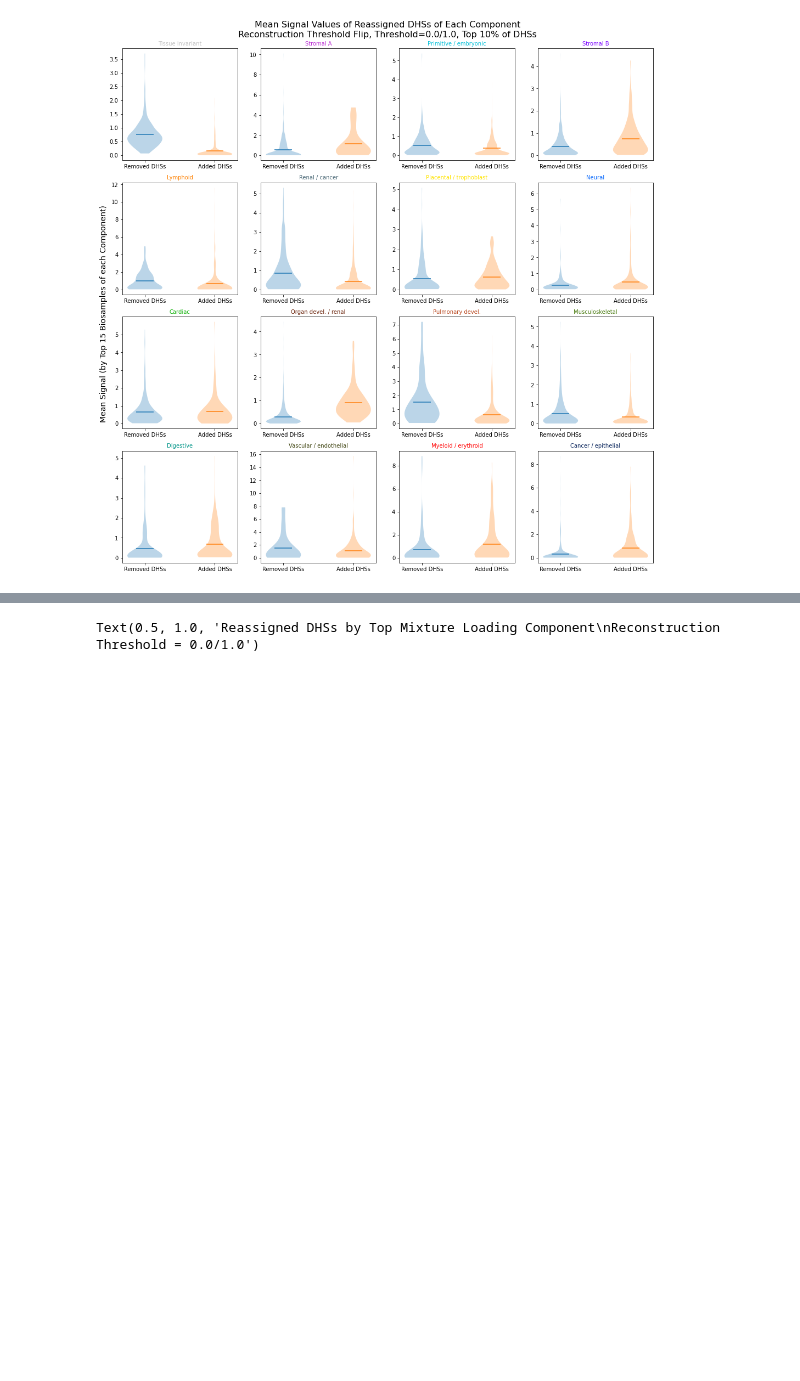
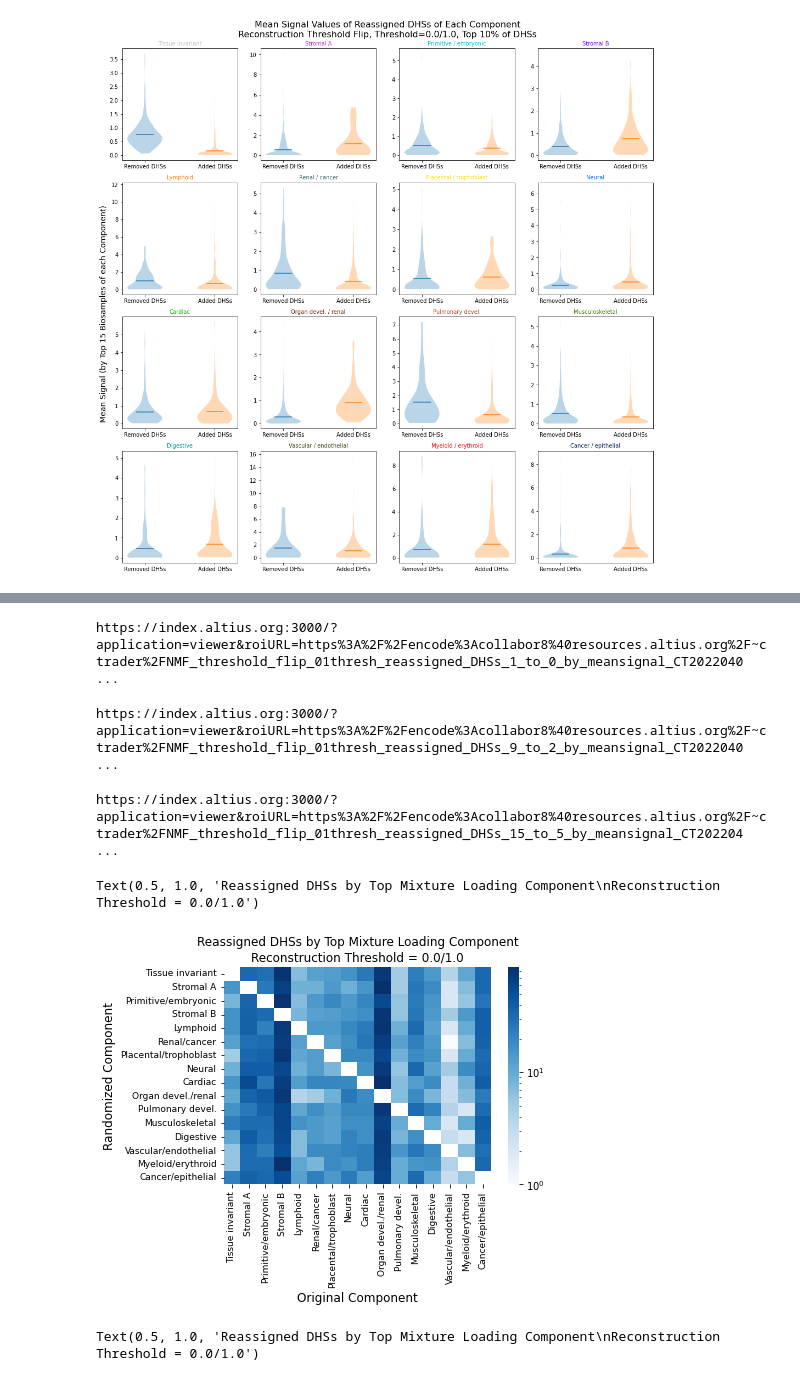
Before and after one commit to meuleman/gilbertAPI, a Jupyter notebook: recommendersystems/NMF/DHS/quality_of_NMF_recon_threshold_flip_01thresh_embeddings.ipynb, the cells around one changed output, grey strips where cells are left out. Saved outputs shown, nothing was run; the diff lists cells and outputs as text; code cells hidden in the pictures; blank space fills up the shorter version.

```diff
--- a/recommendersystems/NMF/DHS/quality_of_NMF_recon_threshold_flip_01thresh_embeddings.ipynb
+++ b/recommendersystems/NMF/DHS/quality_of_NMF_recon_threshold_flip_01thresh_embeddings.ipynb
@@ -864,3 +1253,56 @@ array(['#C3C3C3', '#BB2DD4', '#05C1D9', '#7A00FF', '#FE8102', '#4A6876',
+# %%
+# 1 to 0
+today = date.today()
+bed_path_name = os.path.join('/home/ctrader/public_html/', 'NMF_threshold_flip_01thresh_reassigned_DHSs_1_to_0_by_meansignal_CT' + today.strftime("%Y%m%d") + '.bed')
+f= open(bed_path_name, 'w')
+for i in range(100):
+    f.write(dhss_1_to_0_chrm[i] + '\t' + str(dhss_1_to_0_start[i]) + '\t' + str(dhss_1_to_0_end[i]) + '\t' + str(dhss_1_to_0_0mean_sorted[i]) + '\n')
+f.close()
+link_path = 'https://index.altius.org:3000/?application=viewer&roiURL=https%3A%2F%2Fencode%3Acollabor8%40resources.altius.org%2F~ctrader%2F' + 'NMF_threshold_flip_01thresh_reassigned_DHSs_1_to_0_by_meansignal_CT' + today.strftime("%Y%m%d") + '.bed'
+print(link_path)
+# %% [output]
+https://index.altius.org:3000/?application=viewer&roiURL=https%3A%2F%2Fencode%3Acollabor8%40resources.altius.org%2F~ctrader%2FNMF_threshold_flip_01thresh_reassigned_DHSs_1_to_0_by_meansignal_CT2022040 ...
+# %%
+# 9 to 2
+today = date.today()
+bed_path_name = os.path.join('/home/ctrader/public_html/', 'NMF_threshold_flip_01thresh_reassigned_DHSs_9_to_2_by_meansignal_CT' + today.strftime("%Y%m%d") + '.bed')
+f= open(bed_path_name, 'w')
+for i in range(100):
+    f.write(dhss_9_to_2_chrm[i] + '\t' + str(dhss_9_to_2_start[i]) + '\t' + str(dhss_9_to_2_end[i]) + '\t' + str(dhss_9_to_2_2mean_sorted[i]) + '\n')
+f.close()
+link_path = 'https://index.altius.org:3000/?application=viewer&roiURL=https%3A%2F%2Fencode%3Acollabor8%40resources.altius.org%2F~ctrader%2F' + 'NMF_threshold_flip_01thresh_reassigned_DHSs_9_to_2_by_meansignal_CT' + today.strftime("%Y%m%d") + '.bed'
+print(link_path)
+# %% [output]
+https://index.altius.org:3000/?application=viewer&roiURL=https%3A%2F%2Fencode%3Acollabor8%40resources.altius.org%2F~ctrader%2FNMF_threshold_flip_01thresh_reassigned_DHSs_9_to_2_by_meansignal_CT2022040 ...
+# %%
+# 15 to 5
+today = date.today()
+bed_path_name = os.path.join('/home/ctrader/public_html/', 'NMF_threshold_flip_01thresh_reassigned_DHSs_15_to_5_by_meansignal_CT' + today.strftime("%Y%m%d") + '.bed')
+f= open(bed_path_name, 'w')
+for i in range(100):
+    f.write(dhss_15_to_5_chrm[i] + '\t' + str(dhss_15_to_5_start[i]) + '\t' + str(dhss_15_to_5_end[i]) + '\t' + str(dhss_15_to_5_5mean_sorted[i]) + '\n')
+f.close()
+link_path = 'https://index.altius.org:3000/?application=viewer&roiURL=https%3A%2F%2Fencode%3Acollabor8%40resources.altius.org%2F~ctrader%2F' + 'NMF_threshold_flip_01thresh_reassigned_DHSs_15_to_5_by_meansignal_CT' + today.strftime("%Y%m%d") + '.bed'
+print(link_path)
+# %% [output]
+https://index.altius.org:3000/?application=viewer&roiURL=https%3A%2F%2Fencode%3Acollabor8%40resources.altius.org%2F~ctrader%2FNMF_threshold_flip_01thresh_reassigned_DHSs_15_to_5_by_meansignal_CT202204 ...
+# %%
+#in plots, yaxis is newest cycle, xaxis is previous cycle
+comps_for_heatmap_no_spaces = ['Tissue invariant','Stromal A', 'Primitive/embryonic', 'Stromal B', 'Lymphoid', 'Renal/cancer', 'Placental/trophoblast', 'Neural', 'Cardiac', 'Organ devel./renal', 'Pulmonary devel.', 'Musculoskeletal', 'Digestive', 'Vascular/endothelial', 'Myeloid/erythroid', 'Cancer/epithelial']
+
+fig = plt.figure()
+fig.patch.set_facecolor('white')
+
+ax = sns.heatmap(heatmap_mixture_all_cycles_top_comp_random_sum, xticklabels=comps_for_heatmap_no_spaces, yticklabels=comps_for_heatmap_no_spaces, cmap='Blues', cbar=True, norm=LogNorm()) #
+ax.set_xticklabels(comps_for_heatmap_no_spaces, fontsize=9)
+ax.set_yticklabels(comps_for_heatmap_no_spaces, fontsize=9)
+
+ax.set_ylabel('Randomized Component', fontsize=12)
+ax.set_xlabel('Original Component', fontsize=12)
+ax.set_title('Reassigned DHSs by Top Mixture Loading Component\nReconstruction Threshold = 0.0/1.0')
+# %% [output]
+Text(0.5, 1.0, 'Reassigned DHSs by Top Mixture Loading Component\nReconstruction Threshold = 0.0/1.0')
+[figure, added]
 # %%
 #in plots, yaxis is newest cycle, xaxis is previous cycle
 comps_for_heatmap_no_spaces = ['Tissue invariant','Stromal A', 'Primitive/embryonic', 'Stromal B', 'Lymphoid', 'Renal/cancer', 'Placental/trophoblast', 'Neural', 'Cardiac', 'Organ devel./renal', 'Pulmonary devel.', 'Musculoskeletal', 'Digestive', 'Vascular/endothelial', 'Myeloid/erythroid', 'Cancer/epithelial']
```
Also changed, not shown: parts of 80 cells of this notebook.
